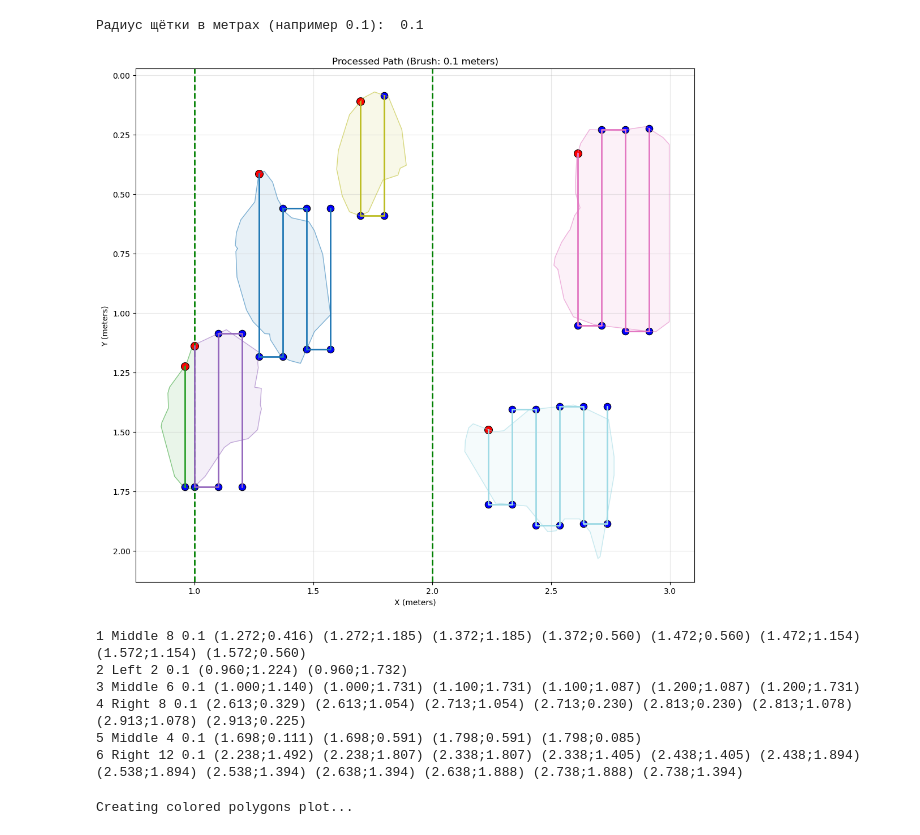
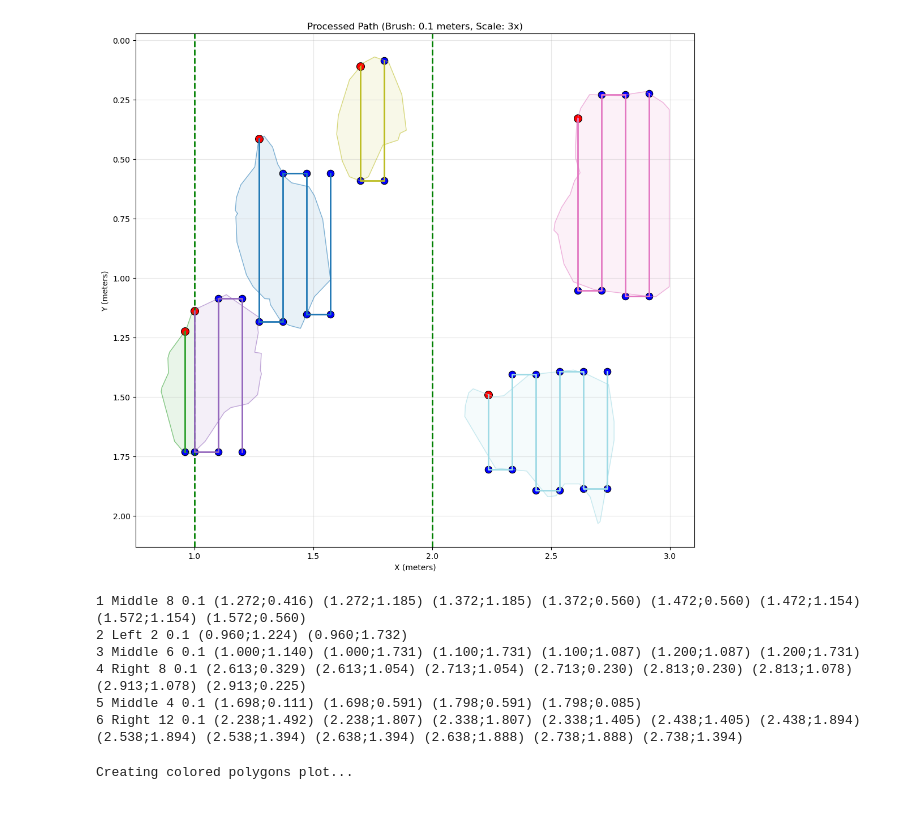
Before and after one commit to Henkanofu/NN_gals, a Jupyter notebook: gals.ipynb, the cells around one changed output. Drawn from its saved outputs; the diff is of its cells as text; code cells hidden in the pictures.

```diff
--- a/gals.ipynb
+++ b/gals.ipynb
@@ -3,6 +3,13 @@ import numpy as np
 import matplotlib.pyplot as plt
 from shapely.geometry import Polygon, LineString, MultiPolygon
 from shapely.ops import split
+
+# Глобальные параметры
+IMAGE_SCALE_FACTOR = 3  # Масштаб для перевода пикселей в метры
+BRUSH_RADIUS = 0.1        # Радиус щетки по умолчанию (в метрах)
+SPLIT_1 = IMAGE_SCALE_FACTOR/3 #координата первой линии
+SPLIT_2 = (IMAGE_SCALE_FACTOR/3)*2#координата второй линии
+SPLIT_LINES_X = [SPLIT_1, SPLIT_2]  # X-координаты разделительных линий (в метрах)
 
 def unique_points(points):
     seen = set()
@@ -103,8 +110,8 @@ def parse_data(file_path):
             if not data: continue
 
             coords = list(map(float, data))
-            # Масштабируем координаты: умножаем на 3 для перевода в метры
-            coords_scaled = [c * 3 for c in coords]
+            # Масштабируем координаты с использованием глобального параметра
+            coords_scaled = [c * IMAGE_SCALE_FACTOR for c in coords]
             current_polygon.extend(zip(coords_scaled[::2], coords_scaled[1::2]))
 
             if line.startswith('0'):
@@ -139,16 +146,12 @@ def create_vertical_lines(polygon, brush_radius):
     return lines
 
 def split_polygon_with_lines(polygon):
-    # Разделительные линии теперь в метрах (0.5 и 0.8 метров)
-    split_lines = [
-        LineString([(1, polygon.bounds[1]), (1, polygon.bounds[3])]),
-        LineString([(2, polygon.bounds[1]), (2, polygon.bounds[3])])
-    ]
-
     result = [polygon]
 
-    for split_line in split_lines:
+    for split_x in SPLIT_LINES_X:
+        split_line = LineString([(split_x, polygon.bounds[1]), (split_x, polygon.bounds[3])])
         temp = []
+
         for geom in result:
             if geom.geom_type not in ['Polygon', 'MultiPolygon']:
                 continue
@@ -174,9 +177,9 @@ def split_polygon_with_lines(polygon):
 
 def determine_section(polygon):
     minx, _, maxx, _ = polygon.bounds
-    if maxx <= 1:
+    if maxx <= SPLIT_LINES_X[0]:
         return "Left"
-    elif minx >= 2:
+    elif minx >= SPLIT_LINES_X[-1]:
         return "Right"
     else:
         return "Middle"
@@ -256,61 +259,61 @@ def plot_results(polygons, brush_radius, new_points_data):
             ax.plot(x, y, color=colors(i), linewidth=1, alpha=0.5)
             ax.fill(x, y, color=colors(i), alpha=0.1)
 
-    ax.axvline(x=1, color='green', linestyle='--', linewidth=2)
-    ax.axvline(x=2, color='green', linestyle='--', linewidth=2)
+    # Рисуем разделительные линии из глобальных параметров
+    for split_x in SPLIT_LINES_X:
+        ax.axvline(x=split_x, color='green', linestyle='--', linewidth=2)
 
     for i, (section, poly_idx, points) in enumerate(new_points_data):
         if not points: continue
 
         original_path = generate_snake_path(points, brush_radius)
         processed_path = process_coordinates(original_path)
 
         if len(processed_path) > 1:
             x, y = zip(*processed_path)
             ax.plot(x, y, color=colors(i), linestyle='-', linewidth=2)
 
         for j, (x_p, y_p) in enumerate(processed_path):
             color = 'red' if j == 0 else 'blue'
             ax.scatter(x_p, y_p, color=color, s=100 if j == 0 else 80,
                        marker='o', edgecolors='black', linewidths=0.8)
 
     ax.set_aspect('equal')
     plt.xlabel('X (meters)')
     plt.ylabel('Y (meters)')
-    plt.title(f'Processed Path (Brush: {brush_radius} meters)')
+    plt.title(f'Processed Path (Brush: {brush_radius} meters, Scale: {IMAGE_SCALE_FACTOR}x)')
     plt.grid(True, alpha=0.3)
     plt.gca().invert_yaxis()
     plt.tight_layout()
     plt.show()
 
 # Основной код
-file_path = '.ipynb_checkpoints/PrujectNN/example_lables/f2_150_jpg.rf.3b9c8f231bbd0024ddf48f1b687c9e8e.txt'
-polygons = parse_data(file_path)
-brush_radius_meters = float(input("Радиус щётки в метрах (например 0.1): "))
+if __name__ == "__main__":
+    file_path = '.ipynb_checkpoints/PrujectNN/example_lables/f2_150_jpg.rf.3b9c8f231bbd0024ddf48f1b687c9e8e.txt'
 
-split_polygons, new_points_data = process_polygons(polygons, brush_radius_meters)
+    polygons = parse_data(file_path)
+    split_polygons, new_points_data = process_polygons(polygons, BRUSH_RADIUS)
 
-if split_polygons:
-    plot_results(split_polygons, brush_radius_meters, new_points_data)
+    if split_polygons:
+        plot_results(split_polygons, BRUSH_RADIUS, new_points_data)
 
-    for section, poly_idx, points in new_points_data:
-        original_path = generate_snake_path(points, brush_radius_meters)
-        if not original_path: continue
+        for section, poly_idx, points in new_points_data:
+            original_path = generate_snake_path(points, BRUSH_RADIUS)
+            if not original_path: continue
 
-        processed_path = process_coordinates(original_path)
-        coords_str = " ".join(f"({x:.3f};{y:.3f})" for x, y in processed_path)
-        print(f"{poly_idx} {section} {len(processed_path)} {brush_radius_meters} {coords_str}")
-else:
-    print("Нет полигонов для отображения")
+            processed_path = process_coordinates(original_path)
+            coords_str = " ".join(f"({x:.3f};{y:.3f})" for x, y in processed_path)
+            print(f"{poly_idx} {section} {len(processed_path)} {BRUSH_RADIUS} {coords_str}")
+    else:
+        print("Нет полигонов для отображения")
 # %% [output]
+[figure, new version]
-Радиус щётки в метрах (например 0.1):  0.1
+1 Middle 8 0.1 (1.272;0.416) (1.272;1.185) (1.372;1.185) (1.372;0.560) (1.472;0.560) (1.472;1.154) (1.572;1.154) (1.572;0.560)
+2 Left 2 0.1 (0.960;1.224) (0.960;1.732)
+3 Middle 6 0.1 (1.000;1.140) (1.000;1.731) (1.100;1.731) (1.100;1.087) (1.200;1.087) (1.200;1.731)
+4 Right 8 0.1 (2.613;0.329) (2.613;1.054) (2.713;1.054) (2.713;0.230) (2.813;0.230) (2.813;1.078) (2.913;1.078) (2.913;0.225)
+5 Middle 4 0.1 (1.698;0.111) (1.698;0.591) (1.798;0.591) (1.798;0.085)
+6 Right 12 0.1 (2.238;1.492) (2.238;1.807) (2.338;1.807) (2.338;1.405) (2.438;1.405) (2.438;1.894) (2.538;1.894) (2.538;1.394) (2.638;1.394) (2.638;1.888) (2.738;1.888) (2.738;1.394)
-[figure, old version]
-1 Middle 8 0.1 (1.272;0.416) (1.272;1.185) (1.372;1.185) (1.372;0.560) (1.472;0.560) (1.472;1.154) (1.572;1.154) (1.572;0.560)
-2 Left 2 0.1 (0.960;1.224) (0.960;1.732)
-3 Middle 6 0.1 (1.000;1.140) (1.000;1.731) (1.100;1.731) (1.100;1.087) (1.200;1.087) (1.200;1.731)
-4 Right 8 0.1 (2.613;0.329) (2.613;1.054) (2.713;1.054) (2.713;0.230) (2.813;0.230) (2.813;1.078) (2.913;1.078) (2.913;0.225)
-5 Middle 4 0.1 (1.698;0.111) (1.698;0.591) (1.798;0.591) (1.798;0.085)
-6 Right 12 0.1 (2.238;1.492) (2.238;1.807) (2.338;1.807) (2.338;1.405) (2.438;1.405) (2.438;1.894) (2.538;1.894) (2.538;1.394) (2.638;1.394) (2.638;1.888) (2.738;1.888) (2.738;1.394)
 # %%
 import numpy as np
 import matplotlib.pyplot as plt
```
Also changed, not shown: 1 other file.
